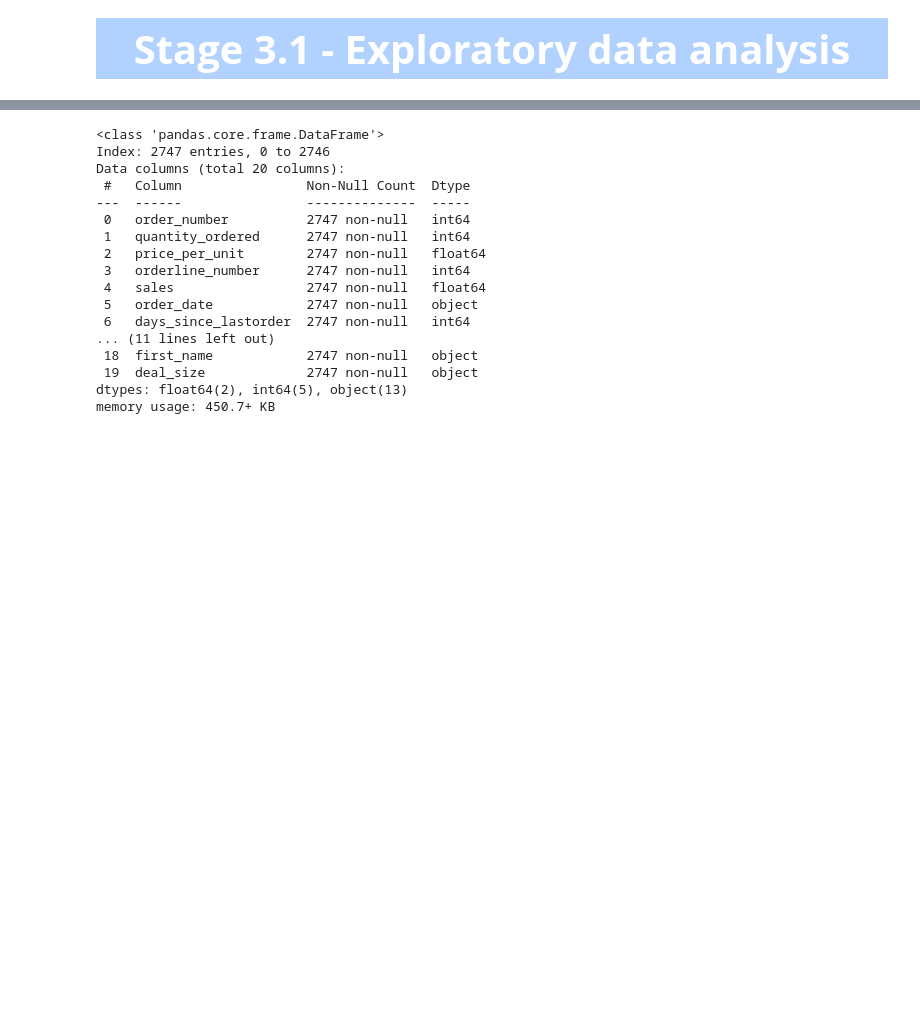
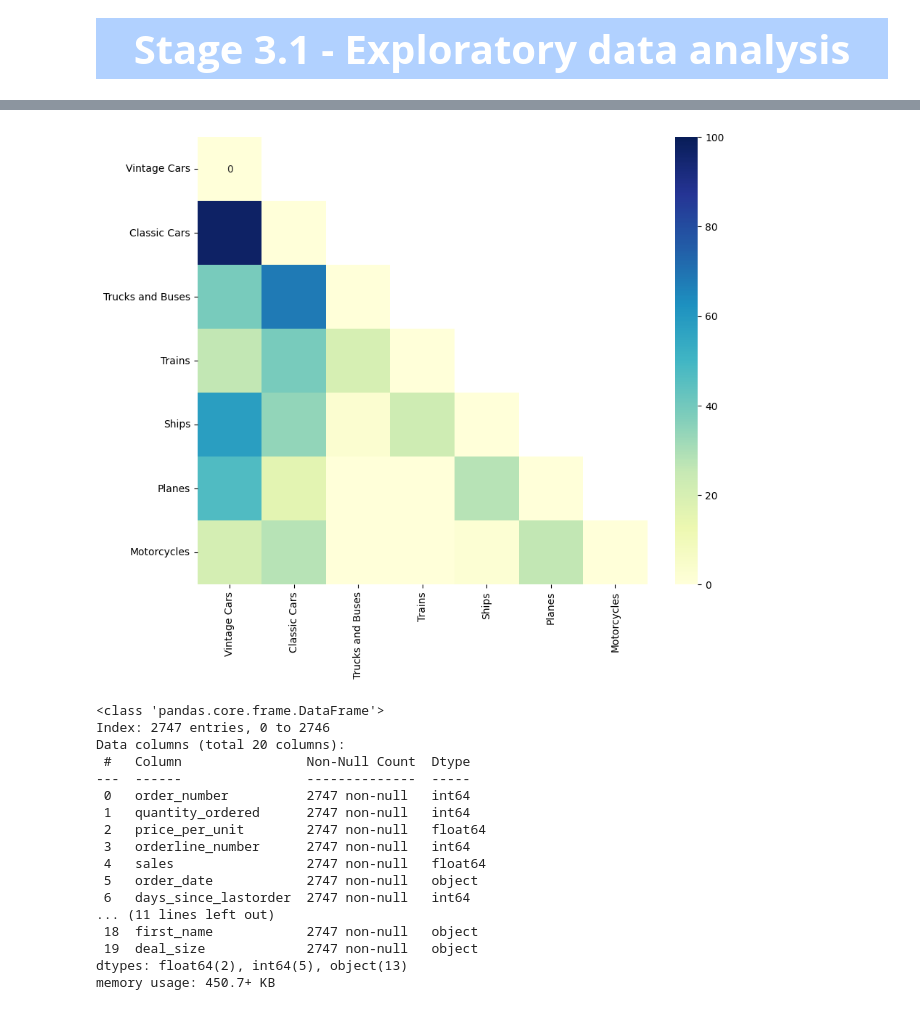
Before and after one commit to fabyanbui/Programming4DS_FinalProject, a Jupyter notebook: notebooks/3.1-eda.ipynb, the cells around one changed output, grey strips where cells are left out. Drawn from its saved outputs; the diff is of its cells as text; code cells hidden in the pictures; blank space fills up the shorter version.

```diff
--- a/notebooks/3.1-eda.ipynb
+++ b/notebooks/3.1-eda.ipynb
@@ -14,3 +14,9 @@ import pandas as pd
 import matplotlib.pyplot as plt
 # %%
 processed_df = pd.read_csv('./../data/Processed.csv', index_col=0)
+# %%
+line_df = processed_df.groupby(['order_number'])['productline'].agg([set])
+line_df.reset_index(level= 0 ,inplace=True)
+line_df.drop(['order_number'], axis=1, inplace=True)
+line_df.columns = ['productline']
+line_df
@@ -16,0 +37,23 @@ processed_df = pd.read_csv('./../data/Processed.csv', index_col=0)
+# %%
+n = 1
+cols = line_df['productline'].explode().unique()
+product_combinations = {}
+
+for product_line_set in line_df['productline']:
+    products = list(product_line_set)
+    print(products)
+    if len(products) == 0: continue
+    for i in range(len(products) - 1):
+        for j in range(i + 1, len(products)):
+            combination = (products[i], products[j])
+
+            product_combinations[combination] = product_combinations.get(combination, 0) + 1
+            combination = (products[j], products[i])
+            product_combinations[combination] = product_combinations.get(combination, 0) + 1
+
+
+product_combinations_df = pd.DataFrame(index=cols, columns=cols, data=0)
+
+for combination, count in product_combinations.items():
+    product_combinations_df.at[combination[0], combination[1]] = count
+    product_combinations_df.at[combination[1], combination[0]] = count
@@ -17,3 +113,11 @@ processed_df = pd.read_csv('./../data/Processed.csv', index_col=0)
+# %%
+import seaborn as sns
+plt.figure(figsize = (10,8))
+mask = np.triu(np.ones_like(product_combinations_df), k = 1)
+sns.heatmap(product_combinations_df, annot = True, fmt = 'd', cmap="YlGnBu", mask = mask, vmin = 0, vmax = 100)
+plt.show()
+# %% [output]
+[figure, added]
 # %%
 processed_df.info()
 # %% [output]
```
Also changed, not shown: parts of 6 cells of this notebook, 1 other file.
